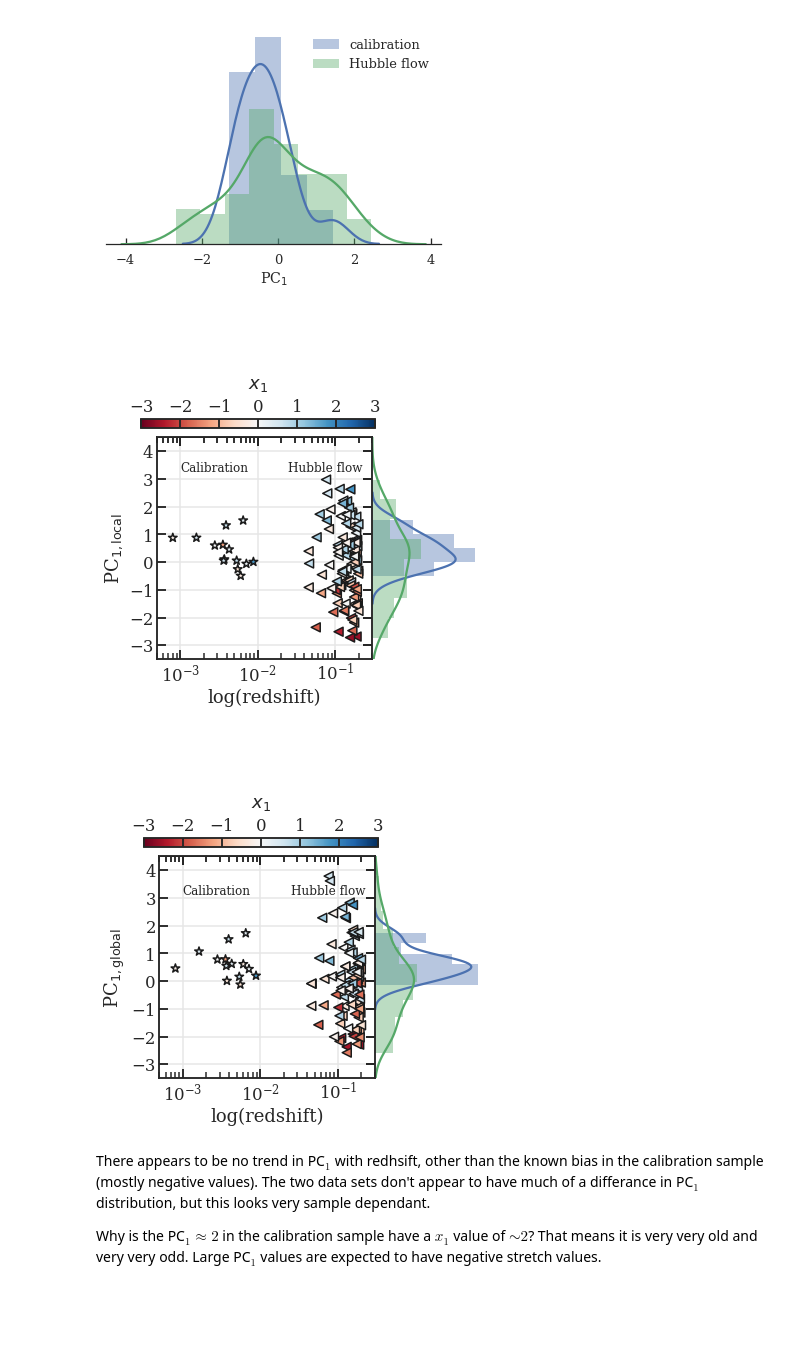
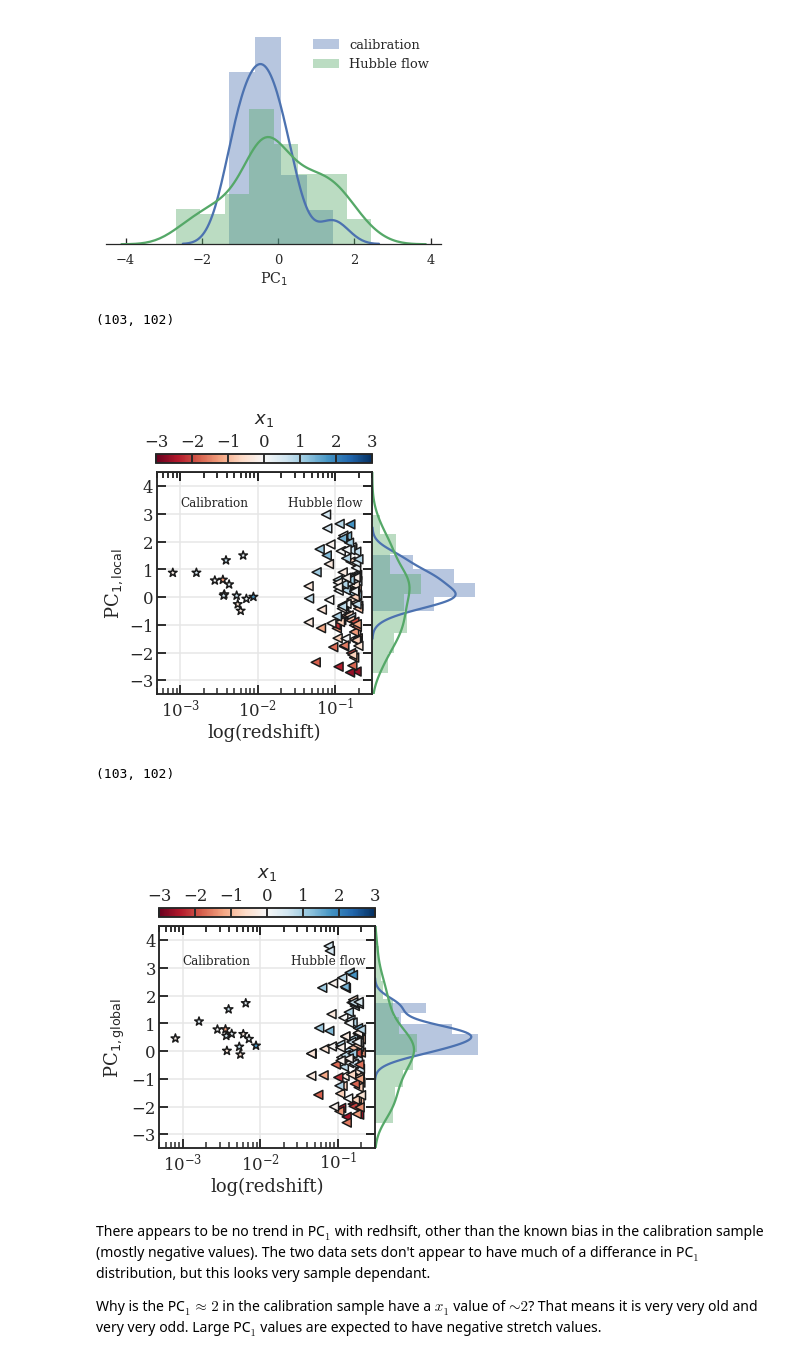
Before and after one commit to benjaminrose/MC-Age, a Jupyter notebook: figures/Discussion-H_0 effect.ipynb, the cells around one changed output. Drawn from its saved outputs; the diff is of its cells as text; code cells hidden in the pictures; blank space fills up the shorter version.

Commit message:
Update figures

```diff
--- a/figures/Discussion-H_0 effect.ipynb
+++ b/figures/Discussion-H_0 effect.ipynb
@@ -611,7 +611,7 @@ First with local age.
 # %%
 features = ['x1', 'color', 'stellar mass', 'age']
 # z and data are the Hubble flow sample
-z = data[data['hr']<0.5].loc[:, features].values
+z = data[data['hr']<0.7].loc[:, features].values
 print(z.shape)
 print(np.mean(z, axis=0))
 # %% [output]
@@ -827,6 +827,10 @@ plt.legend()
 plt.show()
 # %% [output]
 [figure]
+# %%
+len(data['redshift'].tolist()), len(pc1_hubble)
+# %% [output]
+(103, 102)
 # %%
 ## Local
 
@@ -856,7 +860,7 @@ s = g.ax_joint.scatter(data['redshift'], pc1_hubble, marker='<',
 # cbaxes = plt.gcf().add_axes([0.1, 0.1, 0.03, 0.8])
 # cb = plt.colorbar(s, label=r"$x_1$", cax=cbaxes)
 # cb.ax.yaxis.set_ticks_position('left')
-cbaxes = plt.gcf().add_axes([0.15, 0.7, 0.542, 0.02])
+cbaxes = plt.gcf().add_axes([0.185, 0.7, 0.5, 0.02])
 cb = plt.colorbar(s, label=r"$x_1$", cax=cbaxes, orientation='horizontal')
 cbaxes.set_axisbelow(False)    # need this to get the in tick marks to show up
 cbaxes.xaxis.set_ticks_position('top')
@@ -872,34 +876,38 @@ g.ax_joint.set_xscale('log')
 g.ax_joint.set_ylim(-3.5,4.5)
 g.ax_joint.set_xlim(0.0005, 0.3)
 g.ax_joint.tick_params(axis='both', which='both', top='on', right='on', direction='in')
 g.ax_joint.grid(which='major', axis='both', color='0.90', linestyle='-')
 g.ax_joint.yaxis.set_ticks([-3,-2,-1,0,1,2,3,4])
 sns.despine(ax=g.ax_joint, top=False)    # Use despine to add a top
 
 
 plt.figtext(0.24, 0.6, "Calibration", fontsize=12)
 plt.figtext(0.49, 0.6, "Hubble flow", fontsize=12)
 
 # Add data to y-axis
 sns.distplot(pc1_cal, label='calibration', ax=g.ax_marg_y, vertical=True, color='b',# color='tab:orange')
              hist_kws={'linewidth': 0}) #linewidth to match older design
 sns.distplot(pc1_hubble, label='Hubble flow', ax=g.ax_marg_y, vertical=True, color='g',
              hist_kws={'linewidth': 0}) #linewidth to match older design
 g.ax_marg_y.set_ylim(-3.5,4.5)
 
 # Add legend to y-axis margin area with joint shapes and margin colors
 # plt.legend()
 
 # Fix data to top x-axis
 
 
 # General Improments
 g = g.set_axis_labels('log(redshift)', r'PC$_{1, {\rm local}}$')
 
 plt.savefig('H0_pc1_redshift.pdf', bbox_inches='tight')
 plt.show()
 # %% [output]
-[figure, old version]
+[figure, new version]
+# %%
+len(data_global['redshift'].tolist()), len(pc1_hubble_global)
+# %% [output]
+(103, 102)
 # %%
 ## Global
 
@@ -929,7 +937,7 @@ s = g.ax_joint.scatter(data_global['redshift'], pc1_hubble_global, marker='<',
 # cbaxes = plt.gcf().add_axes([0.1, 0.1, 0.03, 0.8])
 # cb = plt.colorbar(s, label=r"$x_1$", cax=cbaxes)
 # cb.ax.yaxis.set_ticks_position('left')
-cbaxes = plt.gcf().add_axes([0.15, 0.7, 0.542, 0.02])
+cbaxes = plt.gcf().add_axes([0.185, 0.7, 0.5, 0.02])
 cb = plt.colorbar(s, label=r"$x_1$", cax=cbaxes, orientation='horizontal')
 cbaxes.set_axisbelow(False)    # need this to get the in tick marks to show up
 cbaxes.xaxis.set_ticks_position('top')
@@ -971,7 +979,7 @@ g = g.set_axis_labels('log(redshift)', r'PC$_{1, {\rm global}}$')
 plt.savefig('H0_pc1_redshift_global.pdf', bbox_inches='tight')
 plt.show()
 # %% [output]
-[figure, old version]
+[figure, new version]
 # %% [markdown]
 There appears to be no trend in PC$_1$ with redhsift, other than the known bias in the calibration sample (mostly negative values). The two data sets don't appear to have much of a differance in PC$_1$ distribution, but this looks very sample dependant.
 
```
Also changed, not shown: parts of 5 cells of this notebook, 1 other file.
